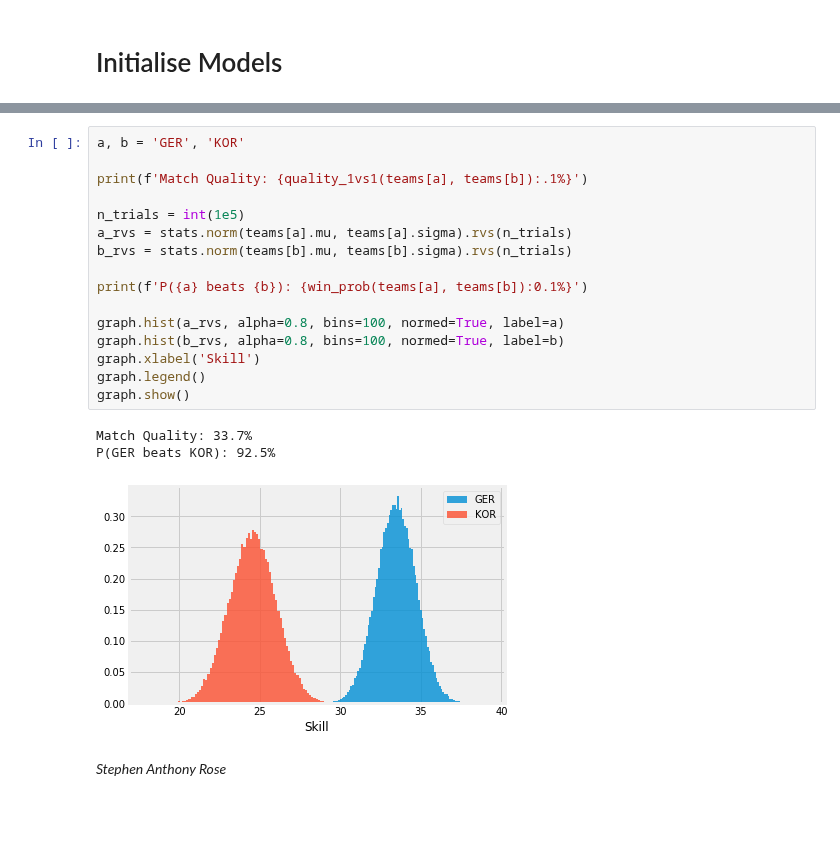
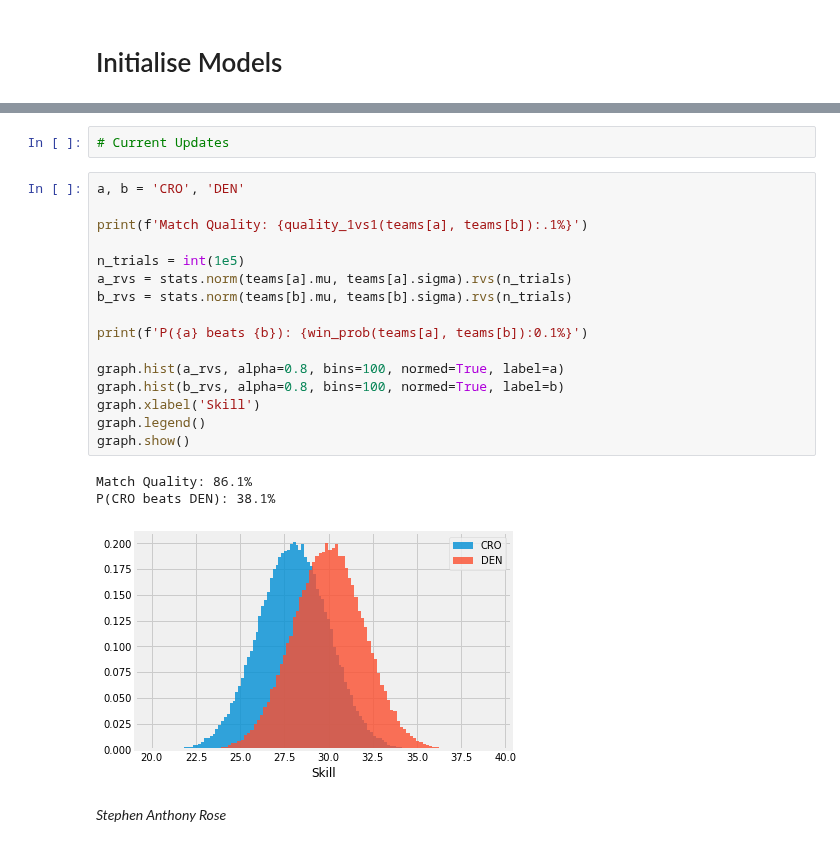
Before and after one commit to arose13/Notebooks, a Jupyter notebook: FIFA World Cup 2018.ipynb, the cells around one changed output, grey strips where cells are left out. Cells and saved outputs as stored; diff of their text form; blank space fills up the shorter version.

```diff
--- a/FIFA World Cup 2018.ipynb
+++ b/FIFA World Cup 2018.ipynb
@@ -160,23 +160,25 @@ display(ratings.sort_values(by='skill', ascending=False))
 82 rows × 3 columns
+# %%
+# Current Updates
 # %%
-a, b = 'GER', 'KOR'
+a, b = 'CRO', 'DEN'
 
 print(f'Match Quality: {quality_1vs1(teams[a], teams[b]):.1%}')
 
 n_trials = int(1e5)
 a_rvs = stats.norm(teams[a].mu, teams[a].sigma).rvs(n_trials)
 b_rvs = stats.norm(teams[b].mu, teams[b].sigma).rvs(n_trials)
 
 print(f'P({a} beats {b}): {win_prob(teams[a], teams[b]):0.1%}')
 
 graph.hist(a_rvs, alpha=0.8, bins=100, normed=True, label=a)
 graph.hist(b_rvs, alpha=0.8, bins=100, normed=True, label=b)
 graph.xlabel('Skill')
 graph.legend()
 graph.show()
 # %% [output]
-Match Quality: 33.7%
-P(GER beats KOR): 92.5%
+Match Quality: 86.1%
+P(CRO beats DEN): 38.1%
-[figure, old version]
+[figure, new version]
 # %% [markdown]
 _Stephen Anthony Rose_
```
Also changed, not shown: parts of 3 cells of this notebook, 2 other files.
